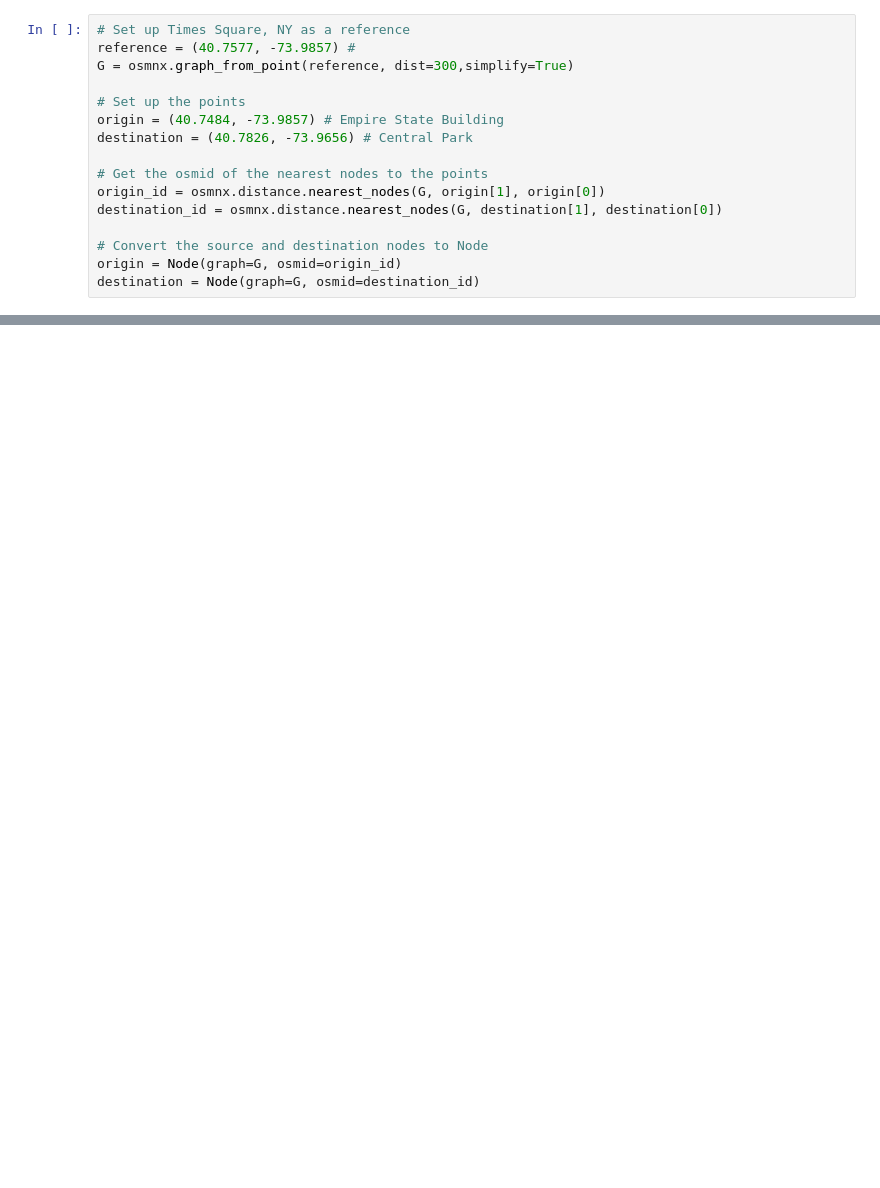
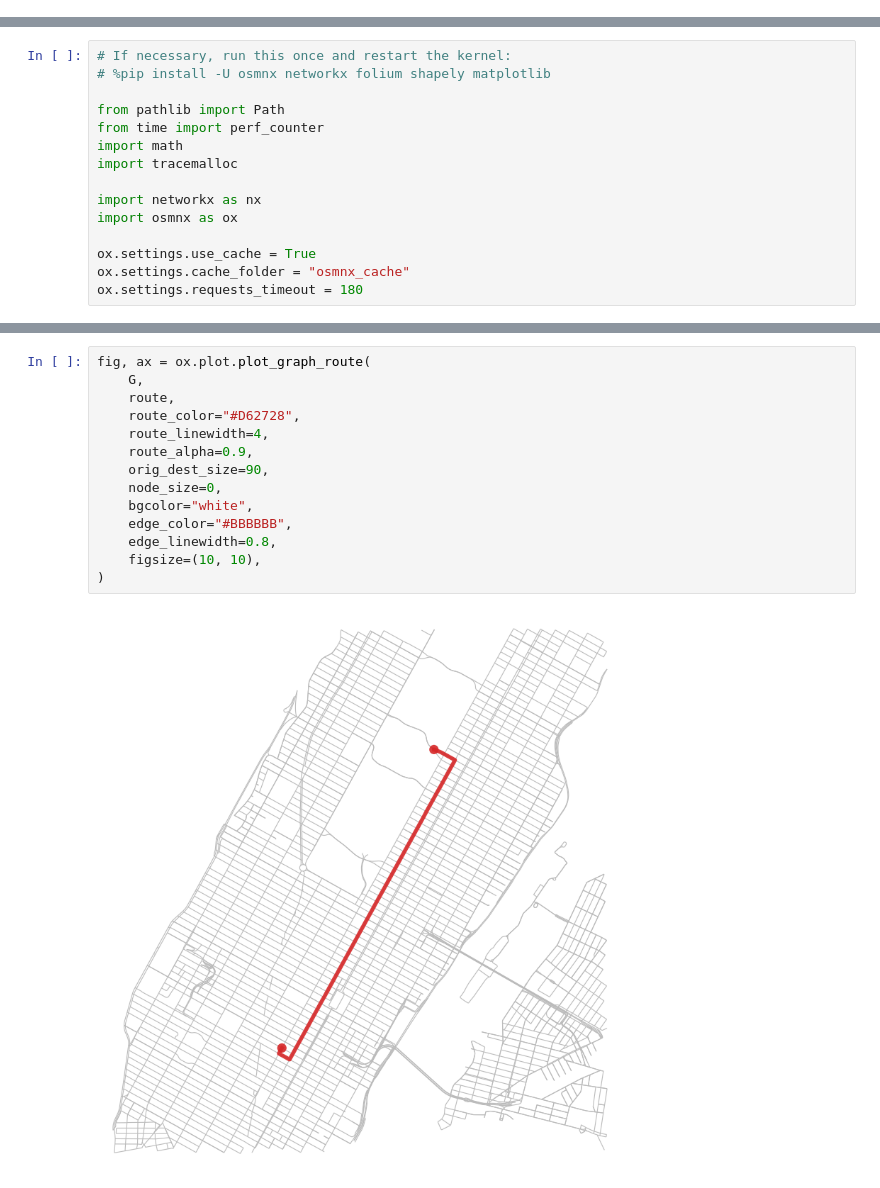
Before and after one commit to Dr-AlaaKhamis/ISE571, a Jupyter notebook: 2_Graph_search/Informed_search/NY_Astar.ipynb, the cells around one changed output, grey strips where cells are left out. Cells and saved outputs as stored; diff of their text form; blank space fills up the shorter version.

```diff
--- a/2_Graph_search/Informed_search/NY_Astar.ipynb
+++ b/2_Graph_search/Informed_search/NY_Astar.ipynb
@@ -13,16 +0,0 @@ pd.options.compute.use_numexpr = False # for pandas ≥ 1.0, Disable numexpr for
-# %%
-# Set up Times Square, NY as a reference
-reference = (40.7577, -73.9857) #
-G = osmnx.graph_from_point(reference, dist=300,simplify=True)
-
-# Set up the points
-origin = (40.7484, -73.9857) # Empire State Building
-destination = (40.7826, -73.9656) # Central Park
-
-# Get the osmid of the nearest nodes to the points
-origin_id = osmnx.distance.nearest_nodes(G, origin[1], origin[0])
-destination_id = osmnx.distance.nearest_nodes(G, destination[1], destination[0])
-
-# Convert the source and destination nodes to Node
-origin = Node(graph=G, osmid=origin_id)
-destination = Node(graph=G, osmid=destination_id)
@@ -44,0 +3,15 @@ Explored nodes: 68
+# %%
+# If necessary, run this once and restart the kernel:
+# %pip install -U osmnx networkx folium shapely matplotlib
+
+from pathlib import Path
+from time import perf_counter
+import math
+import tracemalloc
+
+import networkx as nx
+import osmnx as ox
+
+ox.settings.use_cache = True
+ox.settings.cache_folder = "osmnx_cache"
+ox.settings.requests_timeout = 180
@@ -44,0 +149,16 @@ Explored nodes: 68
+# %%
+fig, ax = ox.plot.plot_graph_route(
+    G,
+    route,
+    route_color="#D62728",
+    route_linewidth=4,
+    route_alpha=0.9,
+    orig_dest_size=90,
+    node_size=0,
+    bgcolor="white",
+    edge_color="#BBBBBB",
+    edge_linewidth=0.8,
+    figsize=(10, 10),
+)
+# %% [output]
+[figure, added]
```
Also changed, not shown: parts of 15 cells of this notebook, 5 other files.
